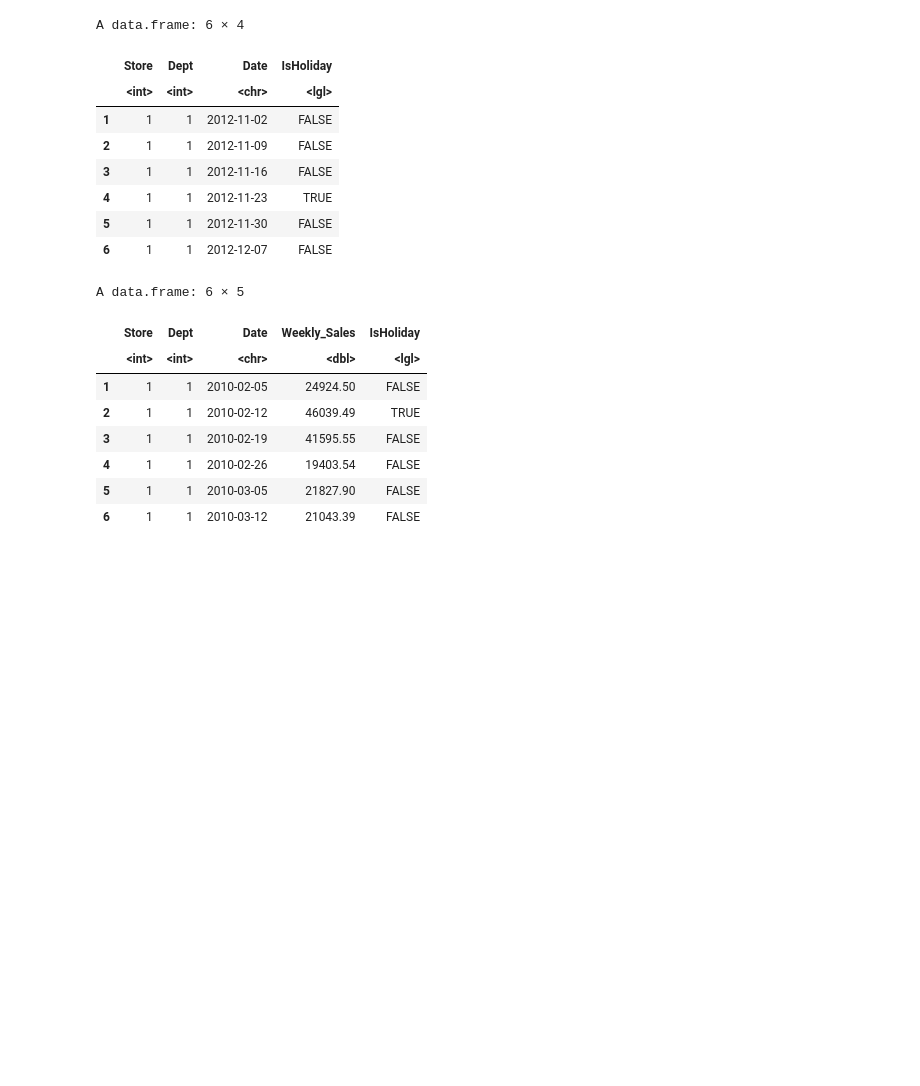
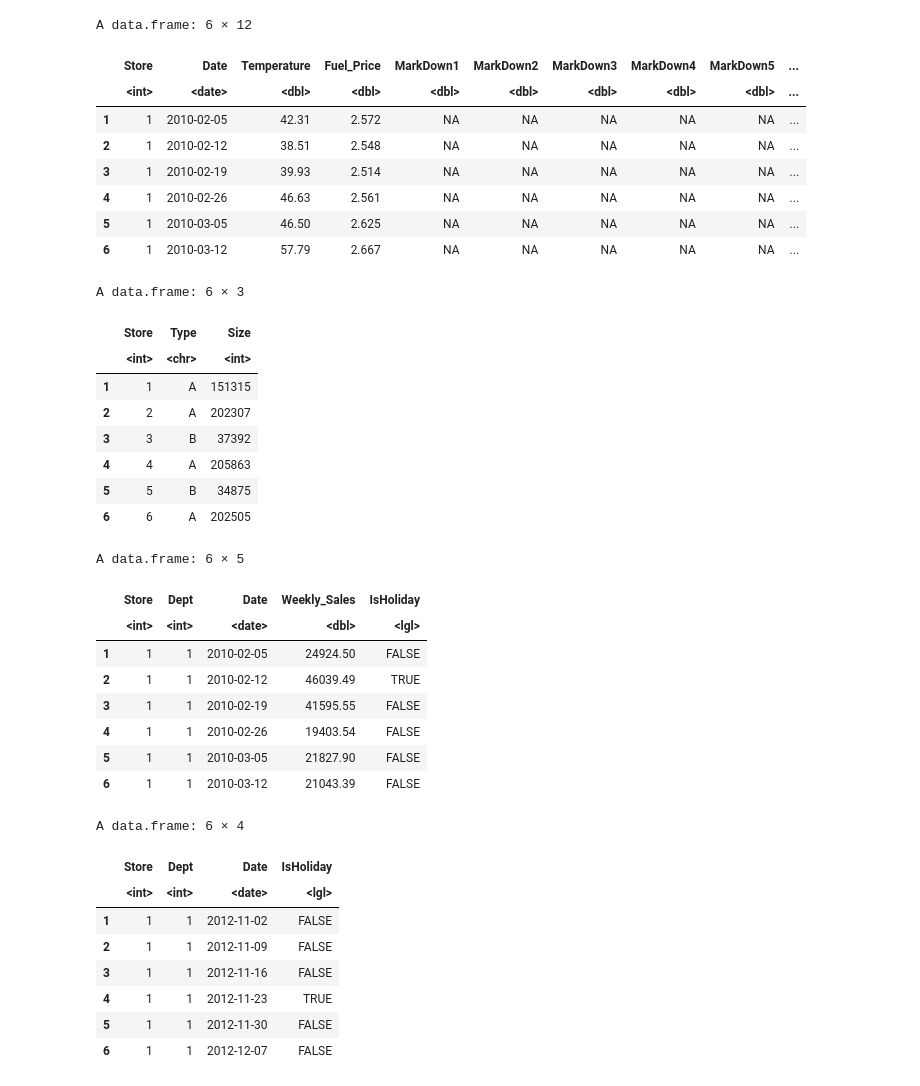
Before and after one commit to pattomrtne/WalmartSalesForecast, a Jupyter notebook: ADS-506_Final.ipynb, the cells around one changed output. Drawn from its saved outputs; the diff is of its cells as text; code cells hidden in the pictures; blank space fills up the shorter version.

```diff
--- a/ADS-506_Final.ipynb
+++ b/ADS-506_Final.ipynb
@@ -27,26 +0,0 @@ A data.frame: 6 × 12
-# %%
-test <- read.csv("/Users/patriciomartinez/Documents/GitHub/WalmartSalesForecast/test.csv")
-head(test)
-# %% [output]
-A data.frame: 6 × 4
-|  | Store | Dept | Date | IsHoliday |
-|  | <int> | <int> | <chr> | <lgl> |
-| 1 | 1 | 1 | 2012-11-02 | FALSE |
-| 2 | 1 | 1 | 2012-11-09 | FALSE |
-| 3 | 1 | 1 | 2012-11-16 | FALSE |
-| 4 | 1 | 1 | 2012-11-23 | TRUE |
-| 5 | 1 | 1 | 2012-11-30 | FALSE |
-| 6 | 1 | 1 | 2012-12-07 | FALSE |
-# %%
-train <- read.csv("/Users/patriciomartinez/Documents/GitHub/WalmartSalesForecast/train.csv")
-head(train)
-# %% [output]
-A data.frame: 6 × 5
-|  | Store | Dept | Date | Weekly_Sales | IsHoliday |
-|  | <int> | <int> | <chr> | <dbl> | <lgl> |
-| 1 | 1 | 1 | 2010-02-05 | 24924.50 | FALSE |
-| 2 | 1 | 1 | 2010-02-12 | 46039.49 | TRUE |
-| 3 | 1 | 1 | 2010-02-19 | 41595.55 | FALSE |
-| 4 | 1 | 1 | 2010-02-26 | 19403.54 | FALSE |
-| 5 | 1 | 1 | 2010-03-05 | 21827.90 | FALSE |
-| 6 | 1 | 1 | 2010-03-12 | 21043.39 | FALSE |
@@ -52,0 +5,53 @@ A data.frame: 6 × 5
+# %%
+# Load datasets
+features <- read.csv("features.csv")
+stores <- read.csv("stores.csv")
+train <- read.csv("train.csv")
+test <- read.csv("test.csv")
+# %%
+# Convert Date columns to Date type
+features$Date <- as.Date(features$Date, format="%Y-%m-%d")
+test$Date <- as.Date(test$Date, format="%Y-%m-%d")
+train$Date <- as.Date(train$Date, format="%Y-%m-%d")
+
+head(features)
+head(stores)
+head(train)
+head(test)
+# %% [output]
+A data.frame: 6 × 12
+|  | Store | Date | Temperature | Fuel_Price | MarkDown1 | MarkDown2 | MarkDown3 | MarkDown4 | MarkDown5 | ... |
+|  | <int> | <date> | <dbl> | <dbl> | <dbl> | <dbl> | <dbl> | <dbl> | <dbl> | ... |
+| 1 | 1 | 2010-02-05 | 42.31 | 2.572 | NA | NA | NA | NA | NA | ... |
+| 2 | 1 | 2010-02-12 | 38.51 | 2.548 | NA | NA | NA | NA | NA | ... |
+| 3 | 1 | 2010-02-19 | 39.93 | 2.514 | NA | NA | NA | NA | NA | ... |
+| 4 | 1 | 2010-02-26 | 46.63 | 2.561 | NA | NA | NA | NA | NA | ... |
+| 5 | 1 | 2010-03-05 | 46.50 | 2.625 | NA | NA | NA | NA | NA | ... |
+| 6 | 1 | 2010-03-12 | 57.79 | 2.667 | NA | NA | NA | NA | NA | ... |
+A data.frame: 6 × 3
+|  | Store | Type | Size |
+|  | <int> | <chr> | <int> |
+| 1 | 1 | A | 151315 |
+| 2 | 2 | A | 202307 |
+| 3 | 3 | B | 37392 |
+| 4 | 4 | A | 205863 |
+| 5 | 5 | B | 34875 |
+| 6 | 6 | A | 202505 |
+A data.frame: 6 × 5
+|  | Store | Dept | Date | Weekly_Sales | IsHoliday |
+|  | <int> | <int> | <date> | <dbl> | <lgl> |
+| 1 | 1 | 1 | 2010-02-05 | 24924.50 | FALSE |
+| 2 | 1 | 1 | 2010-02-12 | 46039.49 | TRUE |
+| 3 | 1 | 1 | 2010-02-19 | 41595.55 | FALSE |
+| 4 | 1 | 1 | 2010-02-26 | 19403.54 | FALSE |
+| 5 | 1 | 1 | 2010-03-05 | 21827.90 | FALSE |
+| 6 | 1 | 1 | 2010-03-12 | 21043.39 | FALSE |
+A data.frame: 6 × 4
+|  | Store | Dept | Date | IsHoliday |
+|  | <int> | <int> | <date> | <lgl> |
+| 1 | 1 | 1 | 2012-11-02 | FALSE |
+| 2 | 1 | 1 | 2012-11-09 | FALSE |
+| 3 | 1 | 1 | 2012-11-16 | FALSE |
+| 4 | 1 | 1 | 2012-11-23 | TRUE |
+| 5 | 1 | 1 | 2012-11-30 | FALSE |
+| 6 | 1 | 1 | 2012-12-07 | FALSE |
```
Also changed, not shown: parts of 14 cells of this notebook, 1 other file.
